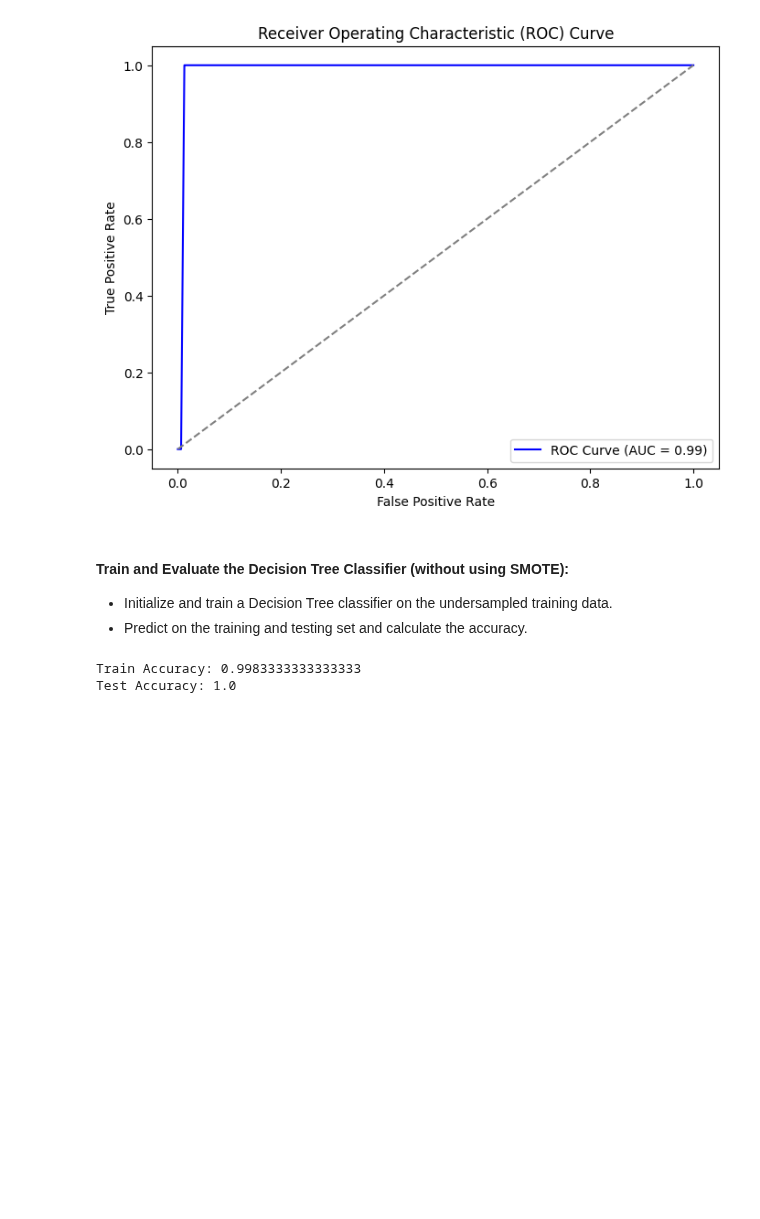
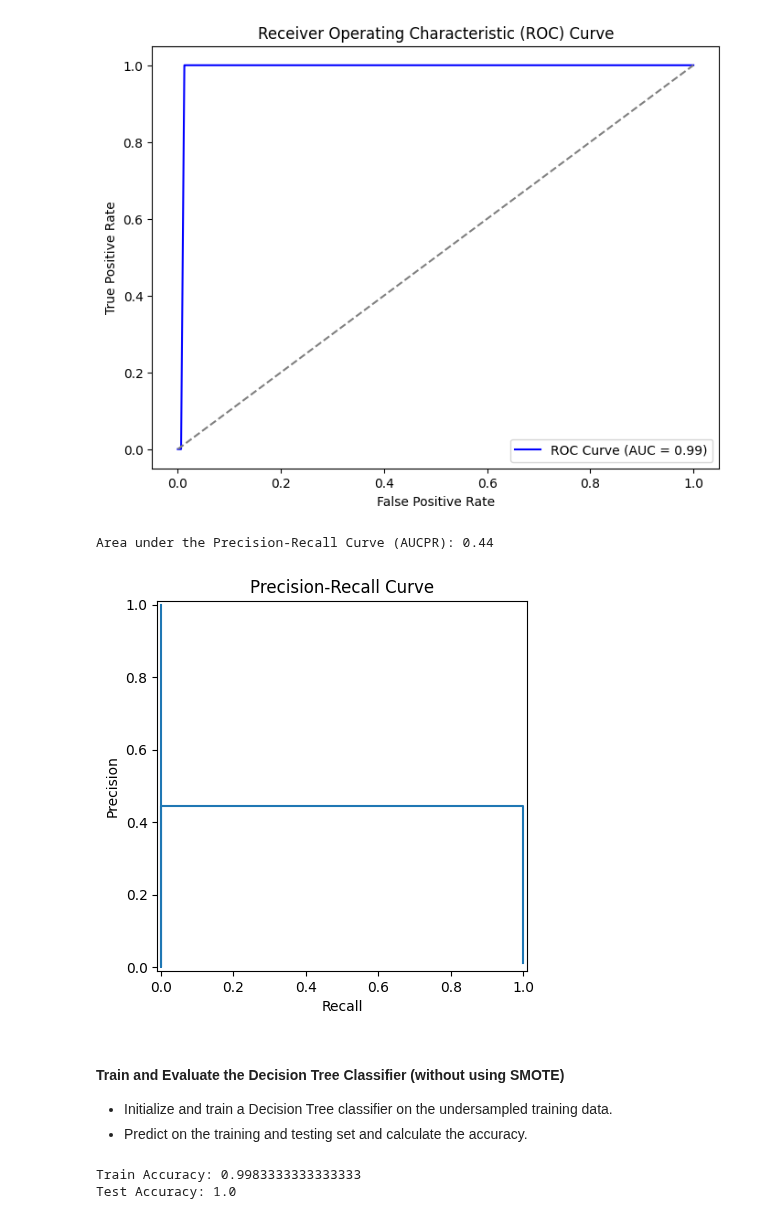
Before and after one commit to aninditadash/Introduction_to_machine_learning, a Jupyter notebook: supervised_learning/Classification/SL_Classification_Imbalanced_Classes.ipynb, the cells around one changed output. Saved outputs shown, nothing was run; the diff lists cells and outputs as text; code cells hidden in the pictures; blank space fills up the shorter version.

```diff
--- a/supervised_learning/Classification/SL_Classification_Imbalanced_Classes.ipynb
+++ b/supervised_learning/Classification/SL_Classification_Imbalanced_Classes.ipynb
@@ -358,14 +360,14 @@ As we can clearly see, the data is more balanced after applying SMOTE (Synthetic
 - Predict on the training and testing set and calculate the accuracy.
 # %%
 # Train the Decision Tree Classifier with pruning
-dt_classifier = DecisionTreeClassifier(max_depth=3, random_state=42)  # Limiting depth to 3
-dt_classifier.fit(X_train_smote, y_train_smote)
+dt_classifier_smote = DecisionTreeClassifier(max_depth=3, random_state=42)  # Limiting depth to 3
+dt_classifier_smote.fit(X_train_smote, y_train_smote)
 
 # Predict on training set
-y_train_pred_smote = dt_classifier.predict(X_train_smote)
+y_train_pred_smote = dt_classifier_smote.predict(X_train_smote)
 
 # Predict on testing set
-y_test_pred_smote = dt_classifier.predict(X_test_sc)
+y_test_pred_smote = dt_classifier_smote.predict(X_test_sc)
 
 train_accuracy = accuracy_score(y_train_smote, y_train_pred_smote)
 test_accuracy = accuracy_score(y_test, y_test_pred_smote)
@@ -421,5 +426,24 @@ plt.show()
+# %%
+# Predict probabilities for the positive class
+y_scores = dt_classifier_smote.predict_proba(X_test_sc)[:, 1]
+
+# Compute precision-recall pairs for different probability thresholds
+precision, recall, thresholds = precision_recall_curve(y_test, y_scores)
+
+# Compute the average precision score (AUCPR)
+aucpr = average_precision_score(y_test, y_scores)
+print(f'Area under the Precision-Recall Curve (AUCPR): {aucpr:.2f}\n')
+
+# Use PrecisionRecallDisplay to plot the curve
+disp = PrecisionRecallDisplay(precision=precision, recall=recall)
+disp.plot()
+plt.title('Precision-Recall Curve')
+plt.show()
+# %% [output]
+Area under the Precision-Recall Curve (AUCPR): 0.44
+[figure, added]
 # %% [markdown]
-#### __Train and Evaluate the Decision Tree Classifier (without using SMOTE):__
+#### __Train and Evaluate the Decision Tree Classifier (without using SMOTE)__
 
 - Initialize and train a Decision Tree classifier on the undersampled training data.
 - Predict on the training and testing set and calculate the accuracy.
```
Also changed, not shown: parts of 29 cells of this notebook.
